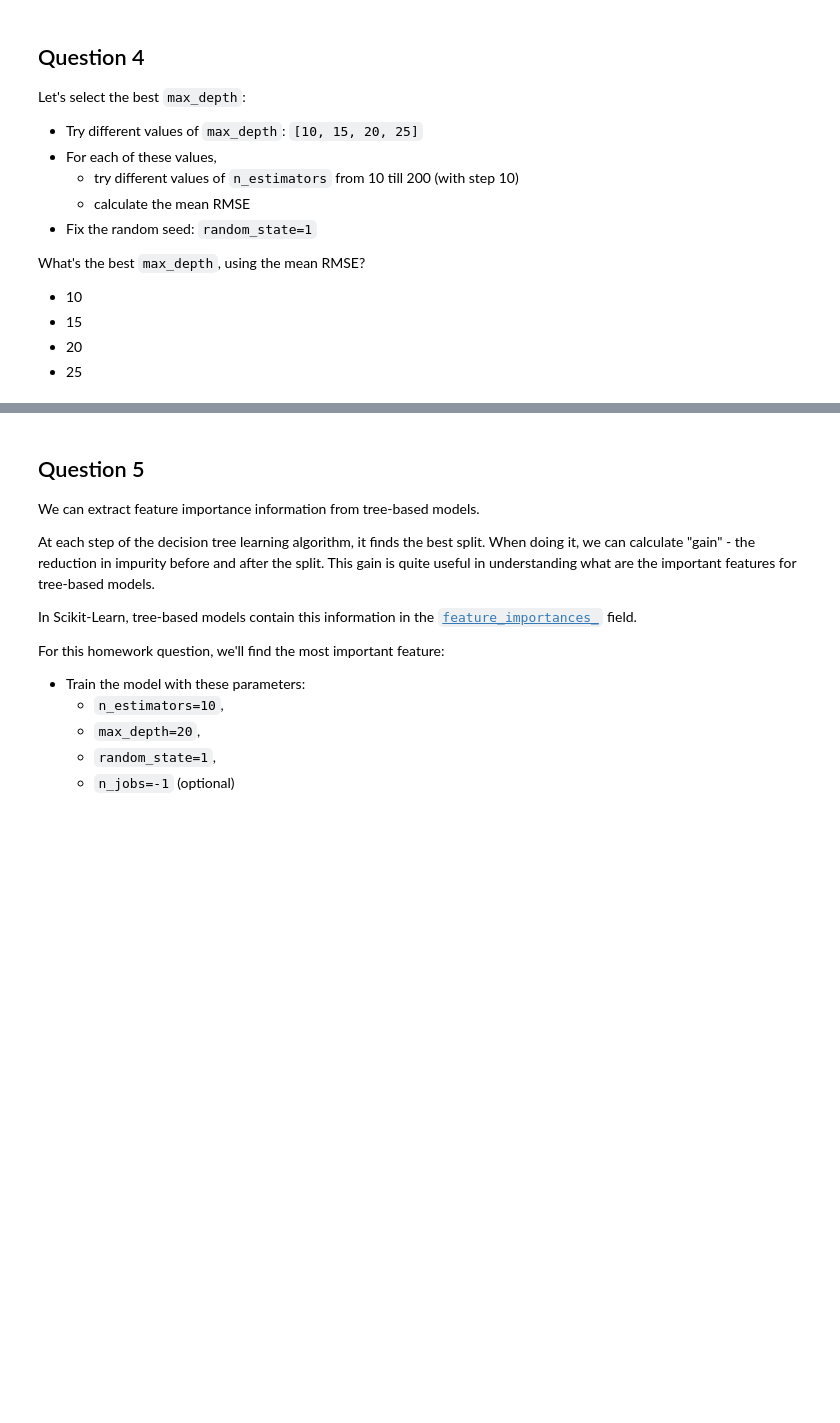
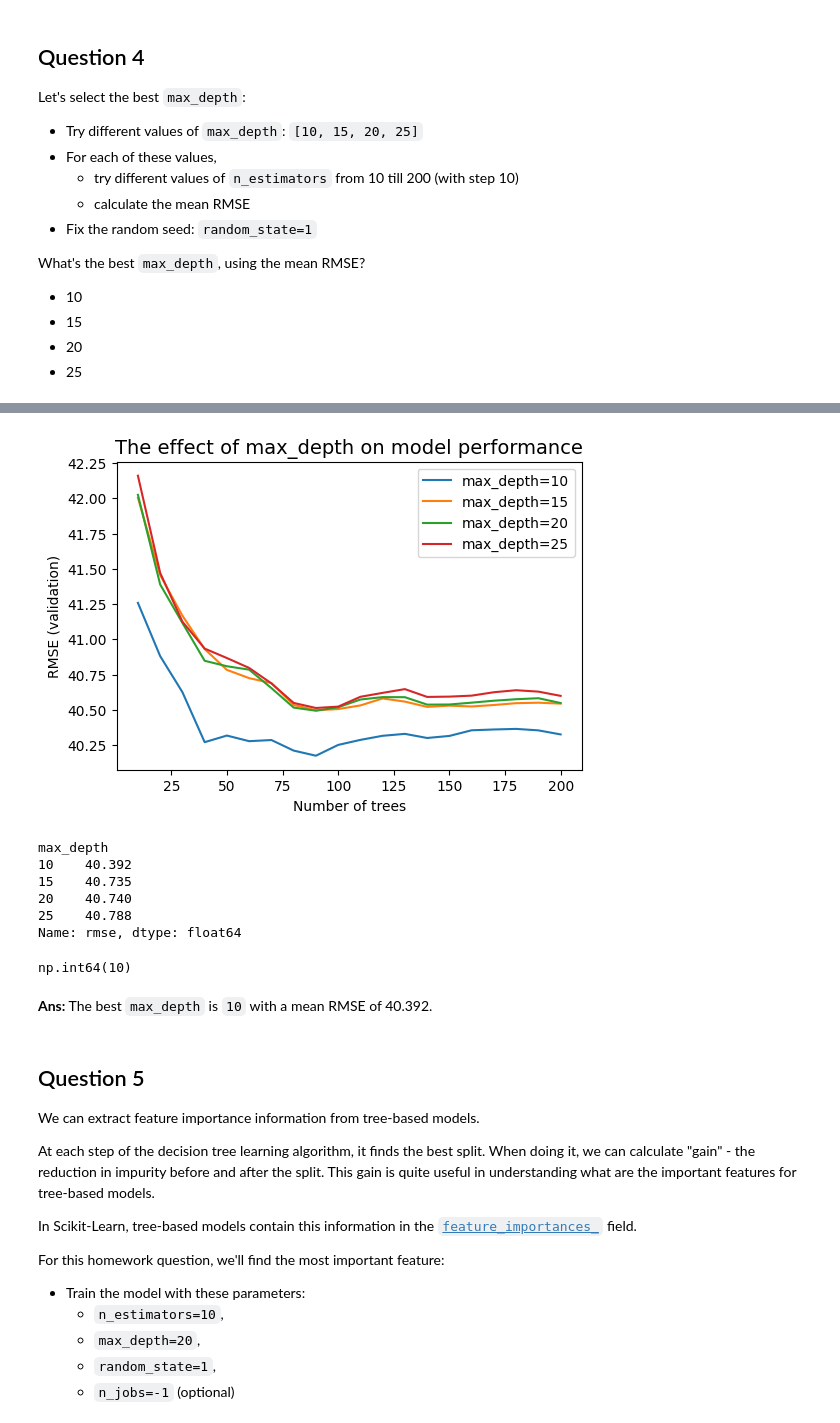
Before and after one commit to wanyingng/machine-learning-zoomcamp-2024, a Jupyter notebook: 06-trees/homework.ipynb, the cells around one changed output, grey strips where cells are left out. Drawn from its saved outputs; the diff is of its cells as text; code cells hidden in the pictures; blank space fills up the shorter version.

```diff
--- a/06-trees/homework.ipynb
+++ b/06-trees/homework.ipynb
@@ -374,3 +374,34 @@ What's the best `max_depth`, using the mean RMSE?
 * 15
 * 20
 * 25
+# %%
+depths = [10, 15, 20, 25]
+scores = []
+
+# Experiment with different values of max_depth
+for depth in tqdm(depths):
+    rf = RandomForestRegressor(
+        n_estimators=None,
+        max_depth=depth,
+        random_state=1,
+        n_jobs=-1,
+        # Speed up the training by training only 10 additional new trees each time
+        warm_start=True
+    )
+
+    # Experiment with different values of n_estimators
+    for n in tqdm(range(10, 201, 10)):
+        rf.n_estimators = n
+        rf.fit(X_train, y_train)
+
+        y_pred = rf.predict(X_val)
+        rmse = root_mean_squared_error(y_val, y_pred)
+
+        result = {
+            'max_depth': depth,
+            'n_estimators': n,
+            'rmse': rmse
+        }
+        scores.append(result)
+
+df_scores = pd.DataFrame(scores)
@@ -377,3 +417,34 @@ What's the best `max_depth`, using the mean RMSE?
+# %%
+plt.figure(figsize=(6, 4))
+
+for depth in depths:
+    df_subset = df_scores[df_scores.max_depth == depth]
+    plt.plot(df_subset.n_estimators, df_subset.rmse, label=f'max_depth={depth}')
+
+plt.title('The effect of max_depth on model performance', fontsize=14)
+plt.xlabel('Number of trees', fontsize=10)
+plt.ylabel('RMSE (validation)', fontsize=10)
+
+plt.legend()
+plt.show()
+# %% [output]
+[figure, added]
+# %%
+# Calculate the mean RMSE for each different value of max_depth
+df_scores.groupby('max_depth').rmse.mean().round(3)
+# %% [output]
+max_depth
+10    40.392
+15    40.735
+20    40.740
+25    40.788
+Name: rmse, dtype: float64
+# %%
+df_scores.groupby('max_depth').rmse.mean().round(3).idxmin()
+# %% [output]
+np.int64(10)
+# %% [markdown]
+**Ans:** The best `max_depth` is `10` with a mean RMSE of 40.392.
 # %% [markdown]
 ## Question 5
 
```
Also changed, not shown: parts of 23 cells of this notebook.
